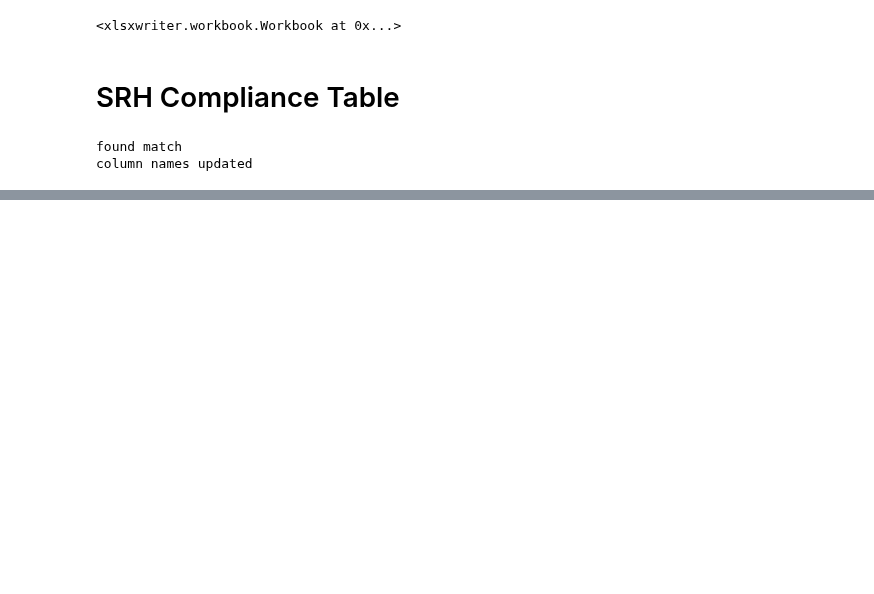
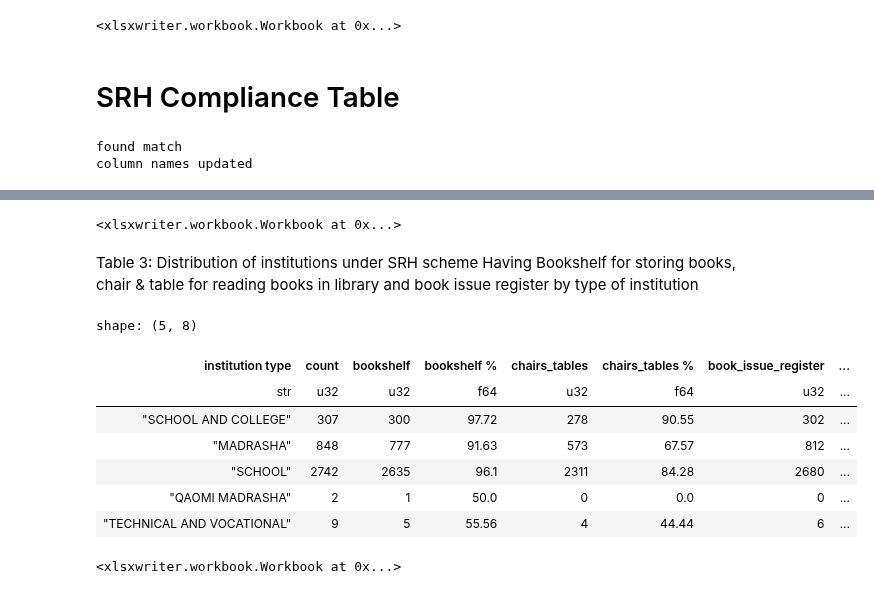
Before and after one commit to monjurmorshed793/sedp-reports, a Jupyter notebook: src/sedp_reports/pbgsi-report.ipynb, the cells around one changed output, grey strips where cells are left out. Cells and saved outputs as stored; diff of their text form; code cells hidden in the pictures; blank space fills up the shorter version.

```diff
--- a/src/sedp_reports/pbgsi-report.ipynb
+++ b/src/sedp_reports/pbgsi-report.ipynb
@@ -1178,0 +1291,42 @@ general_information_srh = general_information.filter()
+# %%
+report2_srh_df.write_excel('output/srh_table2.xlsx')
+# %% [output]
+<xlsxwriter.workbook.Workbook at 0x...>
+# %% [markdown]
+Table 3: Distribution of institutions under SRH scheme Having Bookshelf for storing books, chair & table for reading books in library and book issue register by type of institution
+# %%
+from generate.general_information_srh import GENERALIZED_INSTITUTION_TYPE_NAME_EN, BOOK_SHELF_AVAILABLE, CHAIRS_AND_TABLES_FOR_READING, BOOK_SUPPLY_REGISTER_AVAILABLE
+
+report3_srh = (
+    general_information_srh.lazy()
+    .group_by(pl.col(GENERALIZED_INSTITUTION_TYPE_NAME_EN).alias('institution type'))
+    .agg([
+        pl.len().alias('count'),
+        (pl.col(BOOK_SHELF_AVAILABLE)==1).sum().alias('bookshelf'),
+        (pl.col(CHAIRS_AND_TABLES_FOR_READING)==1).sum().alias('chairs_tables'),
+        (pl.col(BOOK_SUPPLY_REGISTER_AVAILABLE)==1).sum().alias('book_issue_register'),
+    ])
+)
+
+report3_srh_df = report3_srh.collect()
+report3_srh_df = report3_srh_df.with_columns([
+    ((pl.col('bookshelf')/pl.col('count'))*100).round(2).alias('bookshelf %'),
+    ((pl.col('chairs_tables')/pl.col('count'))*100).round(2).alias('chairs_tables %'),
+    ((pl.col('book_issue_register')/pl.col('count'))*100).round(2).alias('book_issue_register %')
+])
+
+report3_srh_df = report3_srh_df.select(['institution type', 'count', 'bookshelf', 'bookshelf %', 'chairs_tables', 'chairs_tables %', 'book_issue_register', 'book_issue_register %'])
+report3_srh_df.head(10)
+# %% [output]
+shape: (5, 8)
+| institution type | count | bookshelf | bookshelf % | chairs_tables | chairs_tables % | book_issue_register | ... |
+| str | u32 | u32 | f64 | u32 | f64 | u32 | ... |
+| "SCHOOL AND COLLEGE" | 307 | 300 | 97.72 | 278 | 90.55 | 302 | ... |
+| "MADRASHA" | 848 | 777 | 91.63 | 573 | 67.57 | 812 | ... |
+| "SCHOOL" | 2742 | 2635 | 96.1 | 2311 | 84.28 | 2680 | ... |
+| "QAOMI MADRASHA" | 2 | 1 | 50.0 | 0 | 0.0 | 0 | ... |
+| "TECHNICAL AND VOCATIONAL" | 9 | 5 | 55.56 | 4 | 44.44 | 6 | ... |
+# %%
+report3_srh_df.write_excel('output/srh_table3.xlsx')
+# %% [output]
+<xlsxwriter.workbook.Workbook at 0x...>
```
Also changed, not shown: parts of 41 cells of this notebook.
